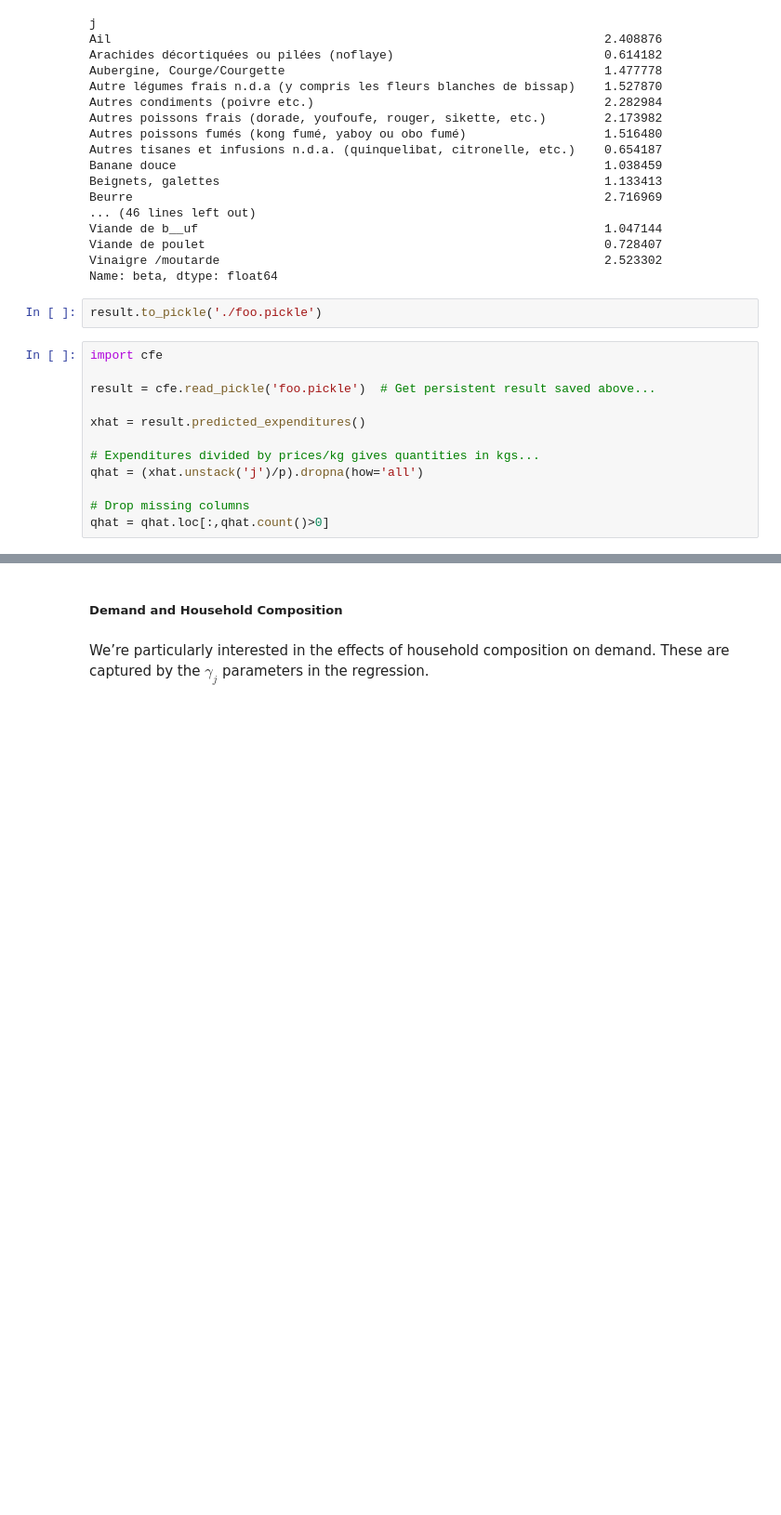
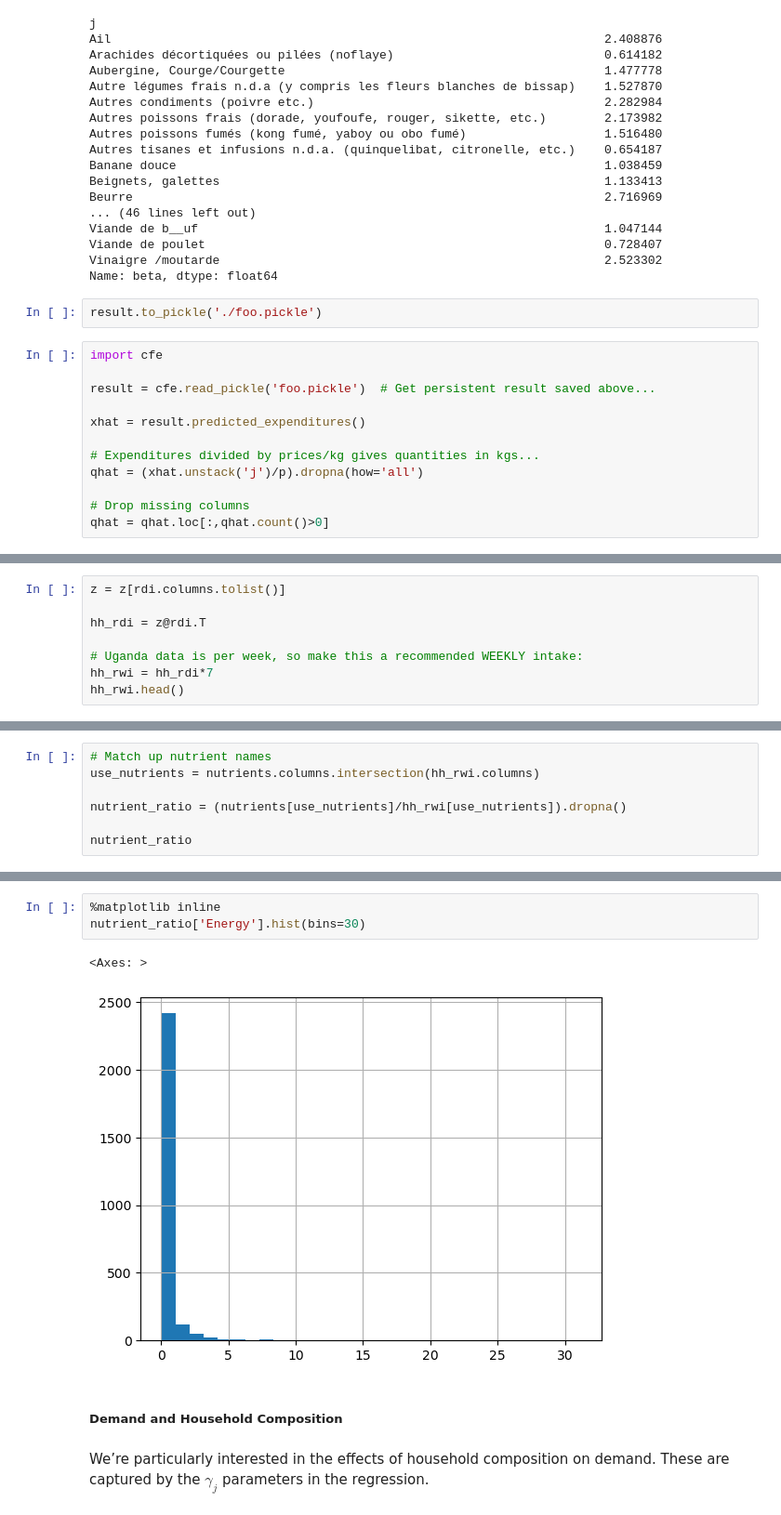
Before and after one commit to reilyfairchild/EEP153-Project-3, a Jupyter notebook: estimation_example.ipynb, the cells around one changed output, grey strips where cells are left out. Shown at 93% size. Drawn from its saved outputs; the diff is of its cells as text; blank space fills up the shorter version.

```diff
--- a/estimation_example.ipynb
+++ b/estimation_example.ipynb
@@ -335,0 +362,8 @@ NameError: name 'fct' is not defined
+# %%
+z = z[rdi.columns.tolist()]
+
+hh_rdi = z@rdi.T
+
+# Uganda data is per week, so make this a recommended WEEKLY intake:
+hh_rwi = hh_rdi*7
+hh_rwi.head()
@@ -335,0 +378,7 @@ NameError: name 'fct' is not defined
+# %%
+# Match up nutrient names
+use_nutrients = nutrients.columns.intersection(hh_rwi.columns)
+
+nutrient_ratio = (nutrients[use_nutrients]/hh_rwi[use_nutrients]).dropna()
+
+nutrient_ratio
@@ -336,3 +400,9 @@ NameError: name 'fct' is not defined
+# %%
+%matplotlib inline
+nutrient_ratio['Energy'].hist(bins=30)
+# %% [output]
+<Axes: >
+[figure, added]
 # %% [markdown]
 ##### Demand and Household Composition
 # %% [markdown]
```
Also changed, not shown: parts of 15 cells of this notebook.
